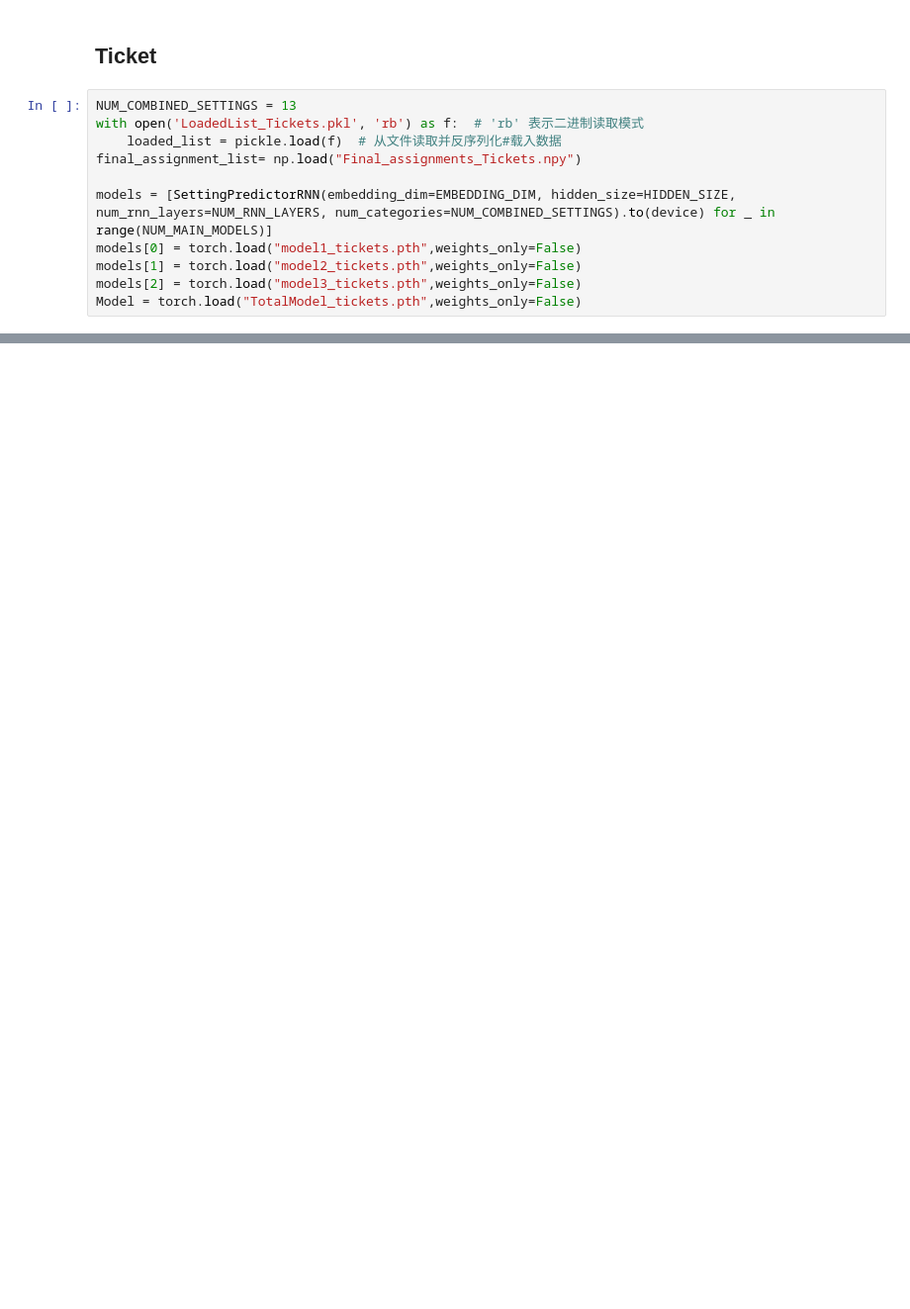
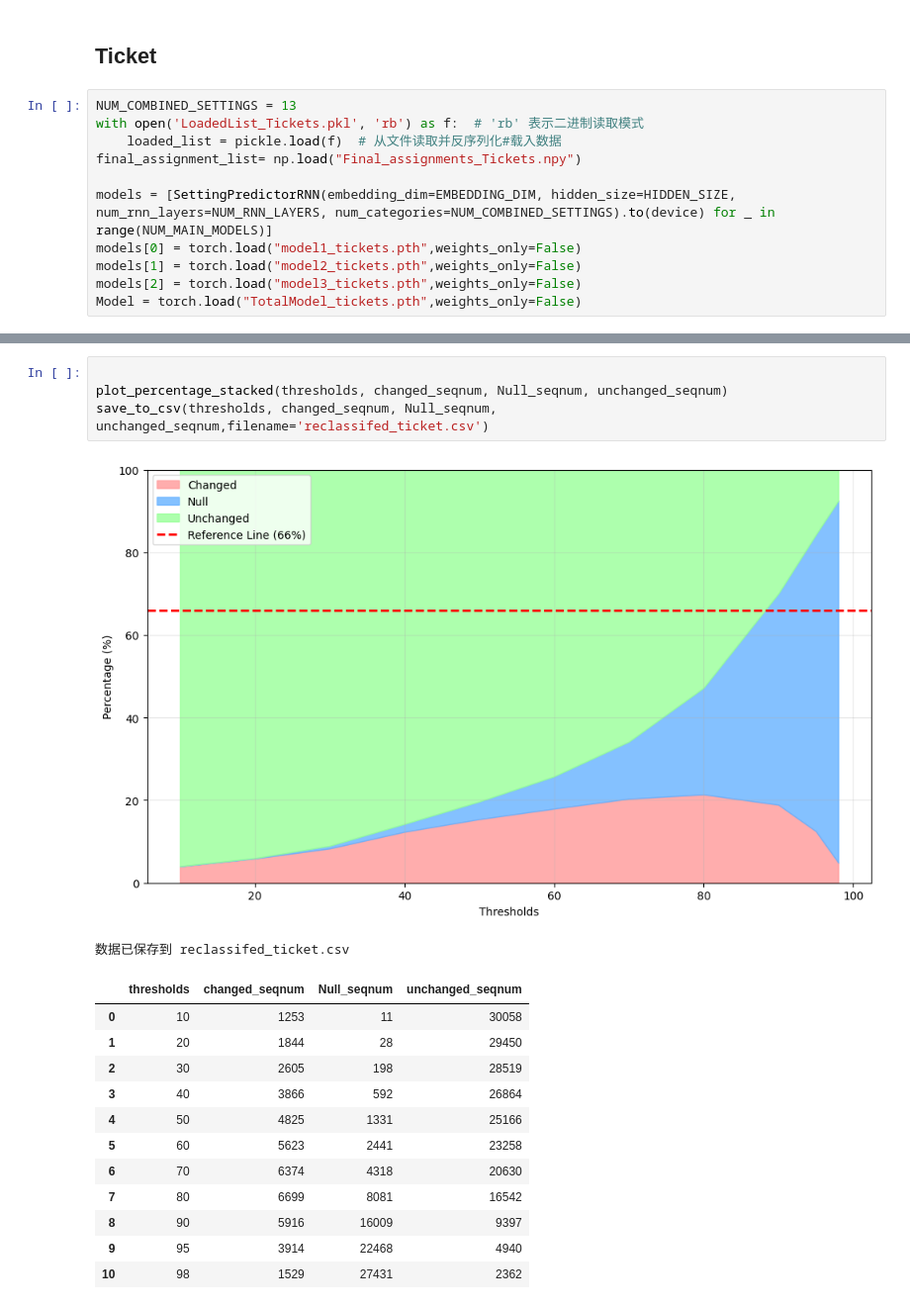
Before and after one commit to ArgentumWolf/LossPrune, a Jupyter notebook: MinLossPrune.ipynb, the cells around one changed output, grey strips where cells are left out. Shown: that part at 99% size. Saved outputs shown, nothing was run; the diff lists cells and outputs as text; blank space fills up the shorter version.

```diff
--- a/MinLossPrune.ipynb
+++ b/MinLossPrune.ipynb
@@ -458,0 +507,19 @@ plot_percentage_stacked(thresholds, changed_seqnum, Null_seqnum, unchanged_seqnu
+# %%
+
+plot_percentage_stacked(thresholds, changed_seqnum, Null_seqnum, unchanged_seqnum)
+save_to_csv(thresholds, changed_seqnum, Null_seqnum, unchanged_seqnum,filename='reclassifed_ticket.csv')
+# %% [output]
+[figure, added]
+数据已保存到 reclassifed_ticket.csv
+|  | thresholds | changed_seqnum | Null_seqnum | unchanged_seqnum |
+| 0 | 10 | 1253 | 11 | 30058 |
+| 1 | 20 | 1844 | 28 | 29450 |
+| 2 | 30 | 2605 | 198 | 28519 |
+| 3 | 40 | 3866 | 592 | 26864 |
+| 4 | 50 | 4825 | 1331 | 25166 |
+| 5 | 60 | 5623 | 2441 | 23258 |
+| 6 | 70 | 6374 | 4318 | 20630 |
+| 7 | 80 | 6699 | 8081 | 16542 |
+| 8 | 90 | 5916 | 16009 | 9397 |
+| 9 | 95 | 3914 | 22468 | 4940 |
+| 10 | 98 | 1529 | 27431 | 2362 |
```
Also changed, not shown: parts of 15 cells of this notebook, 1 other file.
